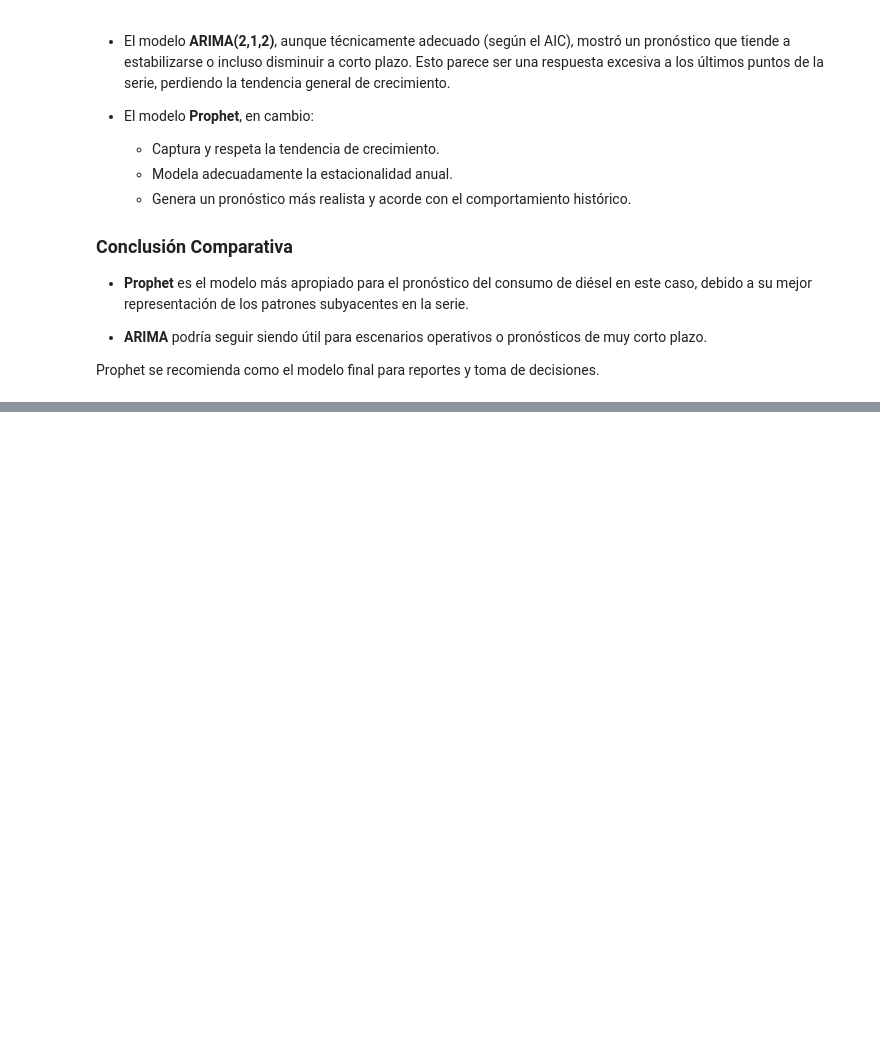
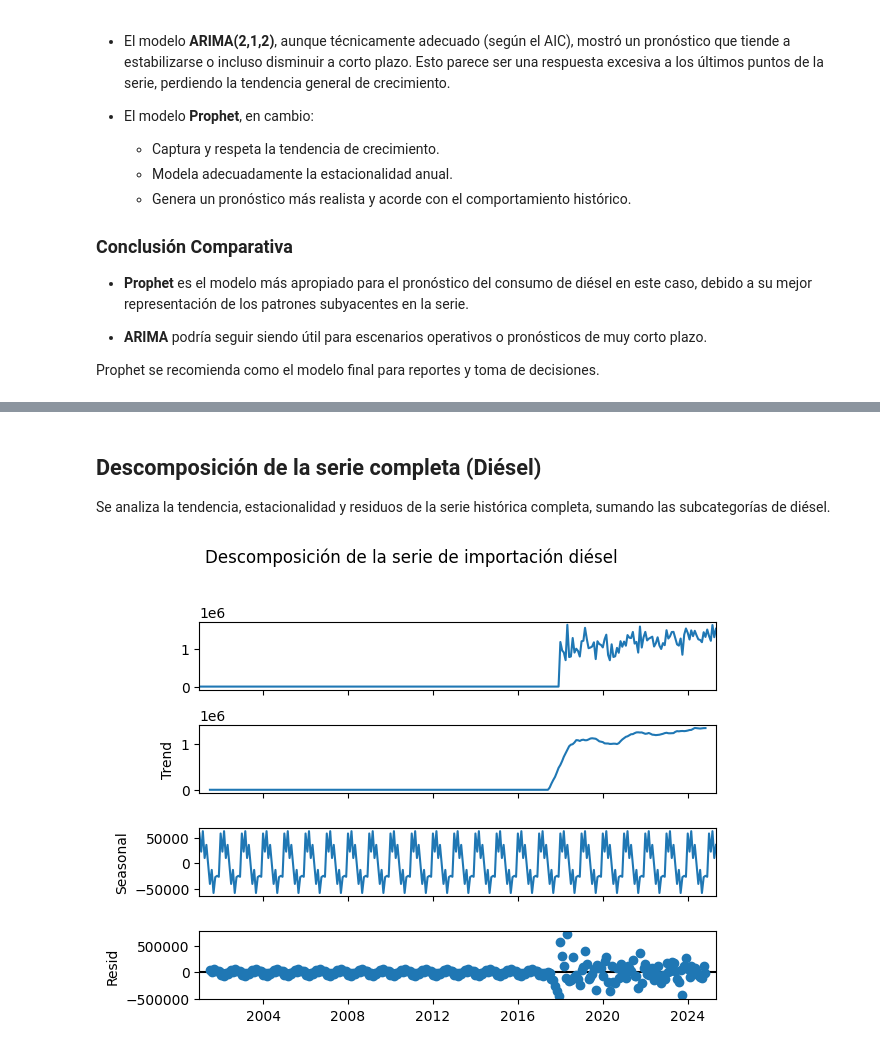
Before and after one commit to DanielDubon/DS_TimeSeries, a Jupyter notebook: notebooks/DieselNotebook.ipynb, the cells around one changed output, grey strips where cells are left out. Saved outputs shown, nothing was run; the diff lists cells and outputs as text; code cells hidden in the pictures; blank space fills up the shorter version.

```diff
--- a/notebooks/DieselNotebook.ipynb
+++ b/notebooks/DieselNotebook.ipynb
@@ -361,0 +390,35 @@ Prophet se recomienda como el modelo final para reportes y toma de decisiones.
+# %% [markdown]
+## Descomposición de la serie completa (Diésel)
+
+Se analiza la tendencia, estacionalidad y residuos de la serie histórica completa, sumando las subcategorías de diésel.
+# %%
+# Leer históricos y datos 2025
+df_base = pd.read_csv("../data/importacion.csv", parse_dates=['Fecha'])
+df_2025 = pd.read_csv("../data/importacion2025.csv", parse_dates=['Fecha'])
+
+# Combinar datasets
+df_full = pd.concat([df_base, df_2025], ignore_index=True)
+df_full = df_full.dropna(subset=['Fecha'])
+df_full = df_full.sort_values('Fecha')
+
+# Indexar y ajustar frecuencia
+df_full.set_index('Fecha', inplace=True)
+df_full = df_full.asfreq('MS')
+
+# Crear serie diésel completa (manejo correcto de NaN)
+diesel_cols = ['Diesel bajo azufre', 'Diesel ultra bajo azufre']
+imp_diesel = df_full[diesel_cols].sum(axis=1, min_count=1)
+
+# Descomposición
+result = seasonal_decompose(imp_diesel, model='additive', period=12)
+result.plot()
+plt.suptitle("Descomposición de la serie de importación diésel", y=1.02)
+plt.tight_layout()
+plt.show()
+
+# Información básica
+print("Inicio:", imp_diesel.index.min())
+print("Fin:", imp_diesel.index.max())
+print("Frecuencia:", pd.infer_freq(imp_diesel.index))
+# %% [output]
+[figure, added]
```
Also changed, not shown: parts of 6 cells of this notebook, 1 other file.
